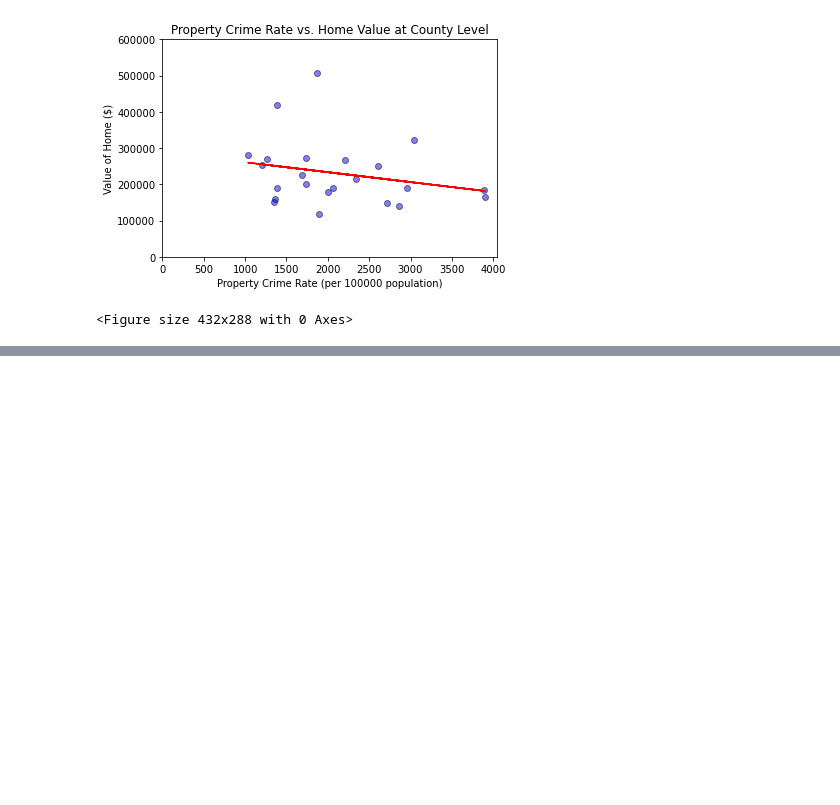
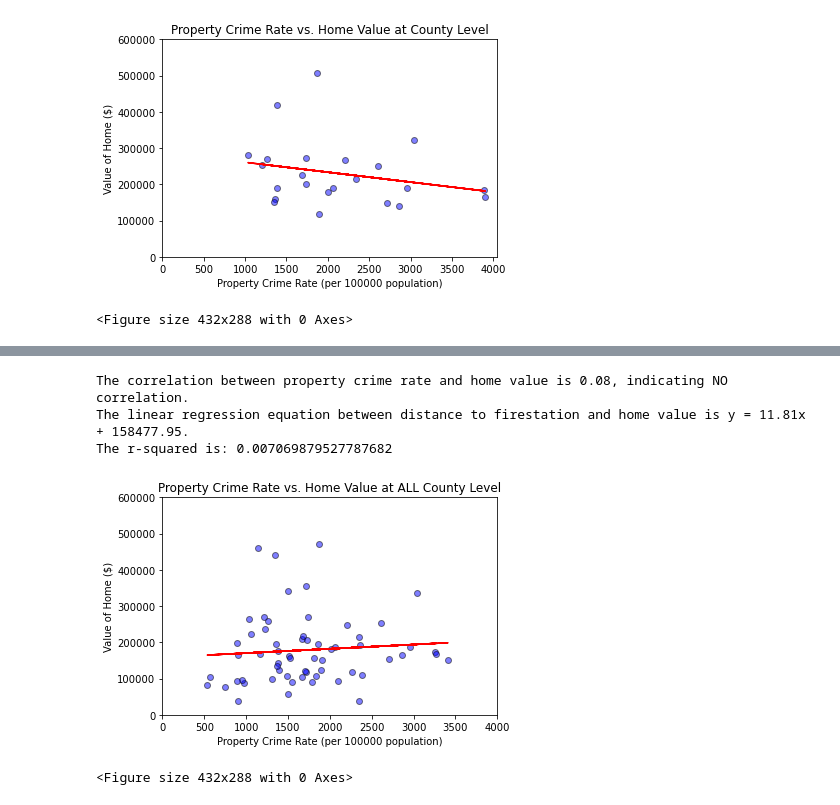
Before and after one commit to ajwu100/GROUP-9-PROJECT-1, a Jupyter notebook: public_community.ipynb, the cells around one changed output, grey strips where cells are left out. Cells and saved outputs as stored; diff of their text form; code cells hidden in the pictures; blank space fills up the shorter version.

Commit message:
Updated public_community.ipynb and figures.

```diff
--- a/public_community.ipynb
+++ b/public_community.ipynb
@@ -561,0 +597,10 @@ The r-squared is: 0.059662978618013604
+# %%
+file3 = 'FLCounties_Ed_Crime.csv'
+FL_ed_crime_df = pd.read_csv(file3)
+
+FL_ed_crime_df
+
+FL_ed_crime_df = FL_ed_crime_df
+all_county_df = pd.merge(FL_ed_crime_df, all_county_summary_df, how = "inner", on="CountyName")
+
+all_county_df
@@ -561,0 +621,32 @@ The r-squared is: 0.059662978618013604
+# %%
+#Correlation between Property Crime Rate & Value of Home at ALL County Level.
+FLproperty_crime= all_county_df["Property Crime Rate"]
+Value5 = all_county_df["Avg. Home Value (County)"]
+
+correlation5 = st.pearsonr(FLproperty_crime, Value5)
+
+scatter5 = plt.scatter(FLproperty_crime, Value5, marker="o", facecolors="blue", edgecolors="black", alpha=0.5)
+(slope5, intercept5, rvalue5, pvalue5, stderr5) = linregress(FLproperty_crime, Value5)
+
+regress_values5 = FLproperty_crime * slope5 + intercept5
+
+line_eq5 = "y = " + str(round(slope5,2)) + "x + " + str(round(intercept5,2))
+
+print(f"The correlation between property crime rate and home value is {round(correlation5[0],2)}, indicating NO correlation.")
+print(f"The linear regression equation between distance to firestation and home value is {line_eq5}.")
+print(f"The r-squared is: {rvalue5**2}")
+
+plt.plot(FLproperty_crime,regress_values5,"r-")
+plt.title("Property Crime Rate vs. Home Value at ALL County Level")
+plt.ylabel("Value of Home ($)")
+plt.xlabel("Property Crime Rate (per 100000 population)")
+plt.yticks(np.arange(0, 650000, 100000))
+plt.xticks(np.arange(0, 4500, 500))
+plt.show()
+plt.tight_layout()
+# %% [output]
+The correlation between property crime rate and home value is 0.08, indicating NO correlation.
+The linear regression equation between distance to firestation and home value is y = 11.81x + 158477.95.
+The r-squared is: 0.007069879527787682
+[figure, added]
+<Figure size 432x288 with 0 Axes>
```
Also changed, not shown: parts of 15 cells of this notebook, 5 other files.
